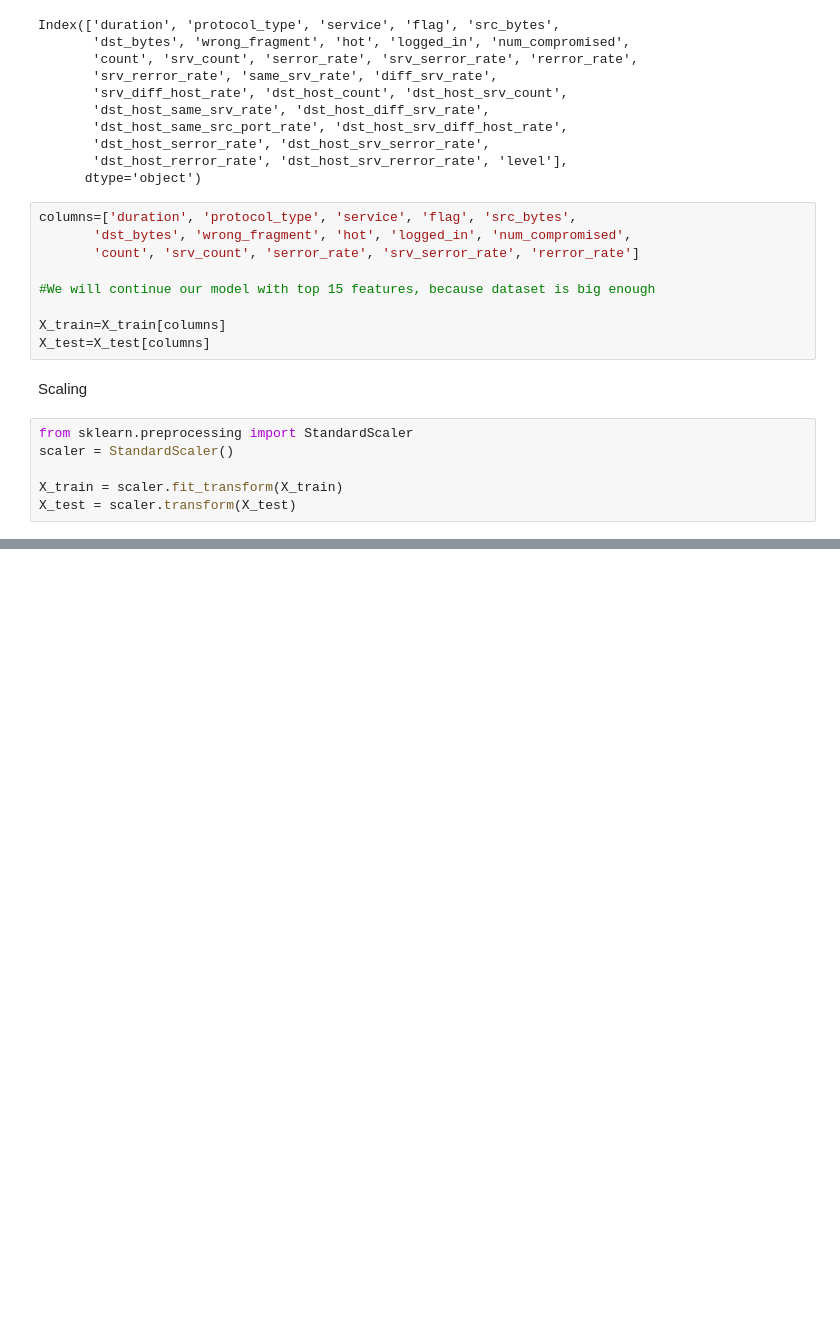
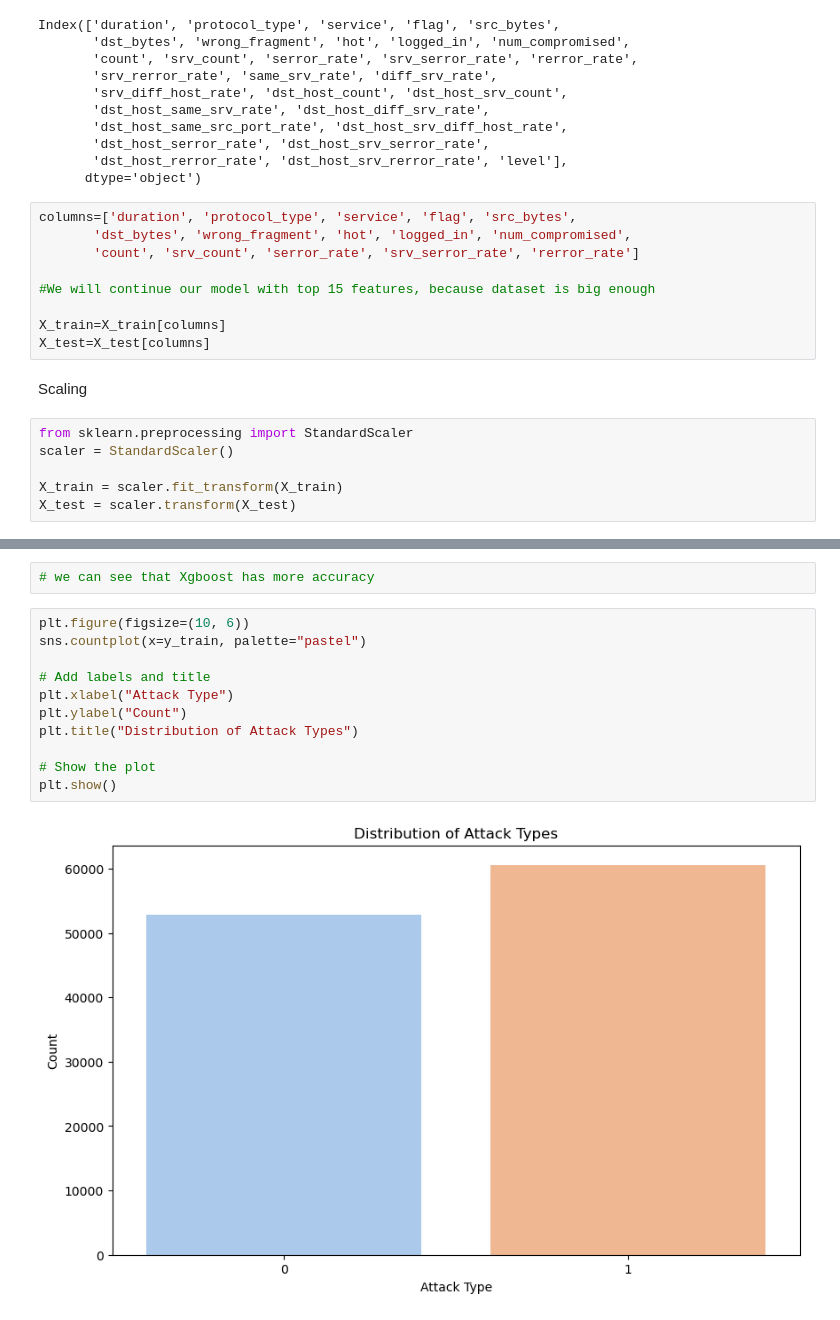
Before and after one commit to m-vp/Network-Intrusion-Detection, a Jupyter notebook: model.ipynb, the cells around one changed output, grey strips where cells are left out. Saved outputs shown, nothing was run; the diff lists cells and outputs as text; blank space fills up the shorter version.

```diff
--- a/model.ipynb
+++ b/model.ipynb
@@ -360,0 +426,15 @@ X_test = scaler.transform(X_test)
+# %%
+# we can see that Xgboost has more accuracy
+# %%
+plt.figure(figsize=(10, 6))
+sns.countplot(x=y_train, palette="pastel")
+
+# Add labels and title
+plt.xlabel("Attack Type")
+plt.ylabel("Count")
+plt.title("Distribution of Attack Types")
+
+# Show the plot
+plt.show()
+# %% [output]
+[figure, added]
```
Also changed, not shown: parts of 6 cells of this notebook.
